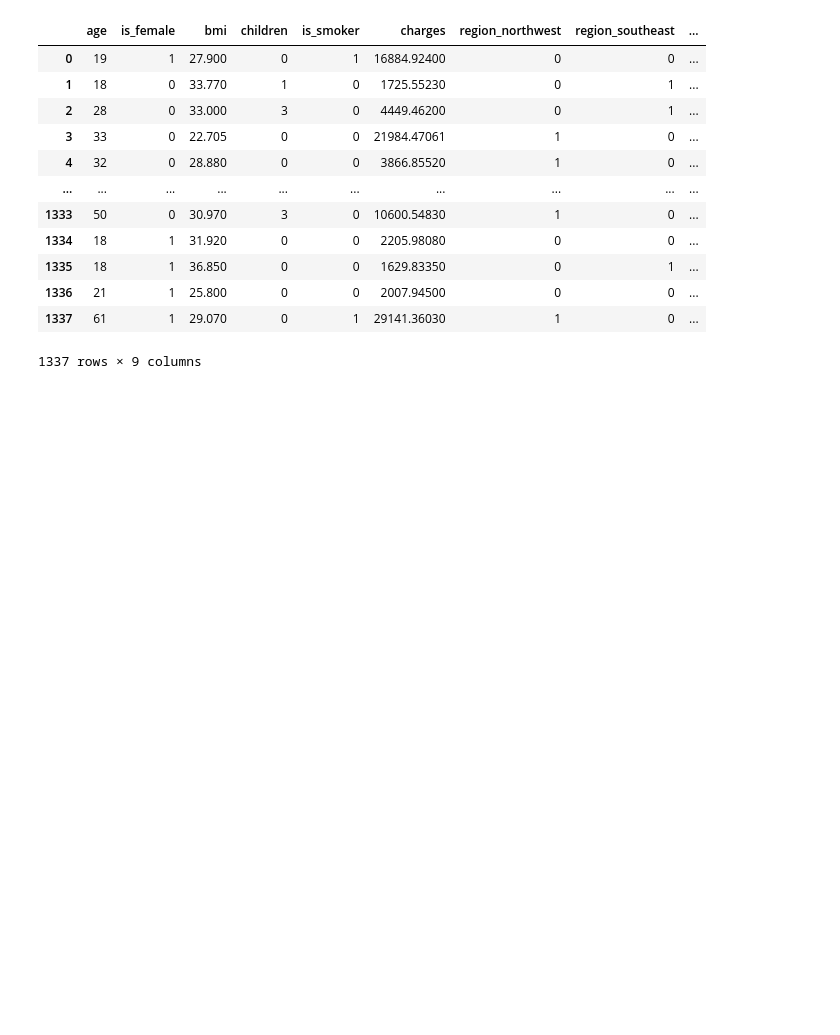
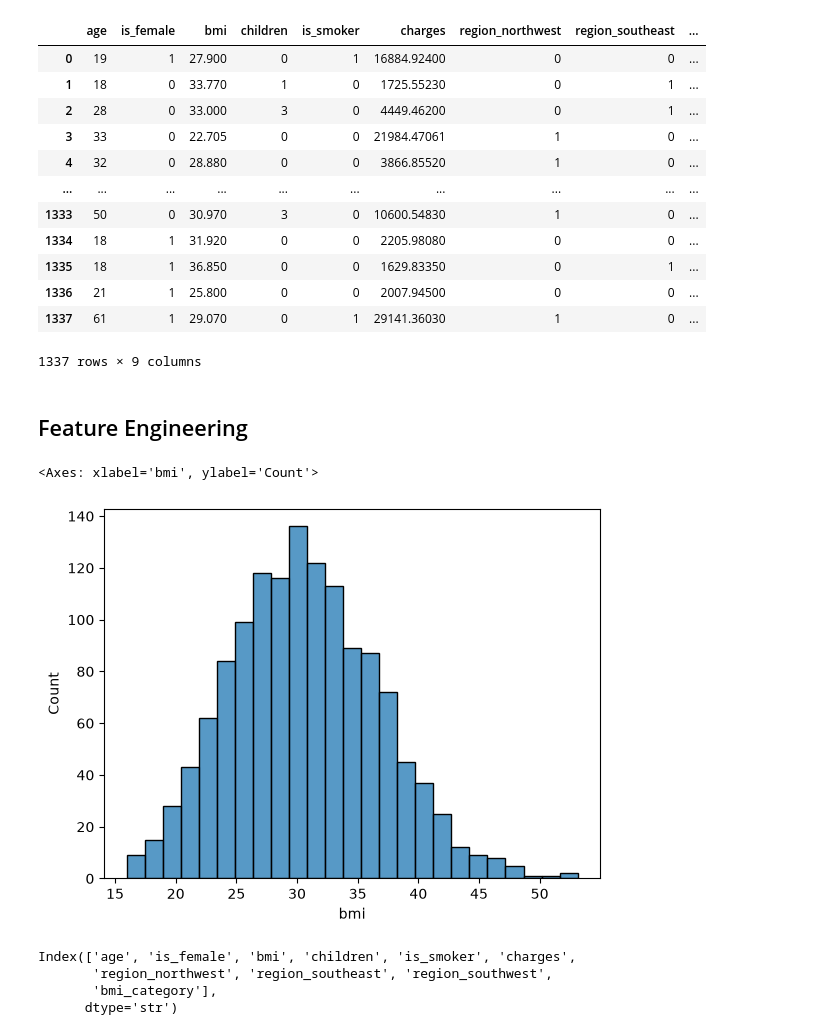
Before and after one commit to RexyA05/Machine-Learning-Journey, a Jupyter notebook: Foundation_ML/insurance.ipynb, the cells around one changed output. Drawn from its saved outputs; the diff is of its cells as text; code cells hidden in the pictures; blank space fills up the shorter version.

```diff
--- a/Foundation_ML/insurance.ipynb
+++ b/Foundation_ML/insurance.ipynb
@@ -197,3 +197,10 @@ df_cleaned
 | 1336 | 21 | 1 | 25.800 | 0 | 0 | 2007.94500 | 0 | 0 | ... |
 | 1337 | 61 | 1 | 29.070 | 0 | 1 | 29141.36030 | 1 | 0 | ... |
 1337 rows × 9 columns
+# %% [markdown]
+## Feature Engineering
+# %%
+sns.histplot(df['bmi'])
+# %% [output]
+<Axes: xlabel='bmi', ylabel='Count'>
+[figure, added]
@@ -199,0 +213,7 @@ df_cleaned
+# %%
+df_cleaned.columns
+# %% [output]
+Index(['age', 'is_female', 'bmi', 'children', 'is_smoker', 'charges',
+       'region_northwest', 'region_southeast', 'region_southwest',
+       'bmi_category'],
+      dtype='str')
```
Also changed, not shown: parts of 14 cells of this notebook.
